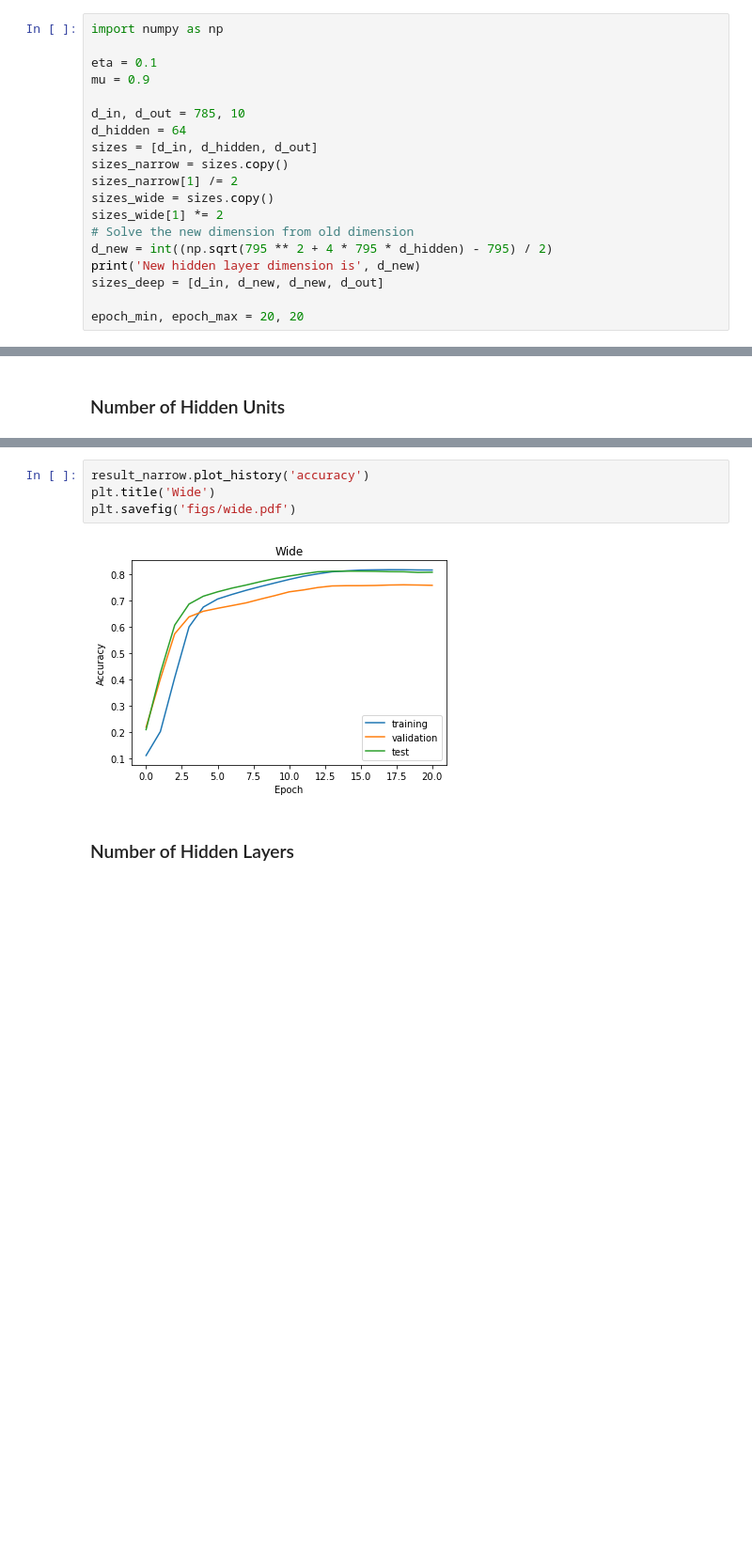
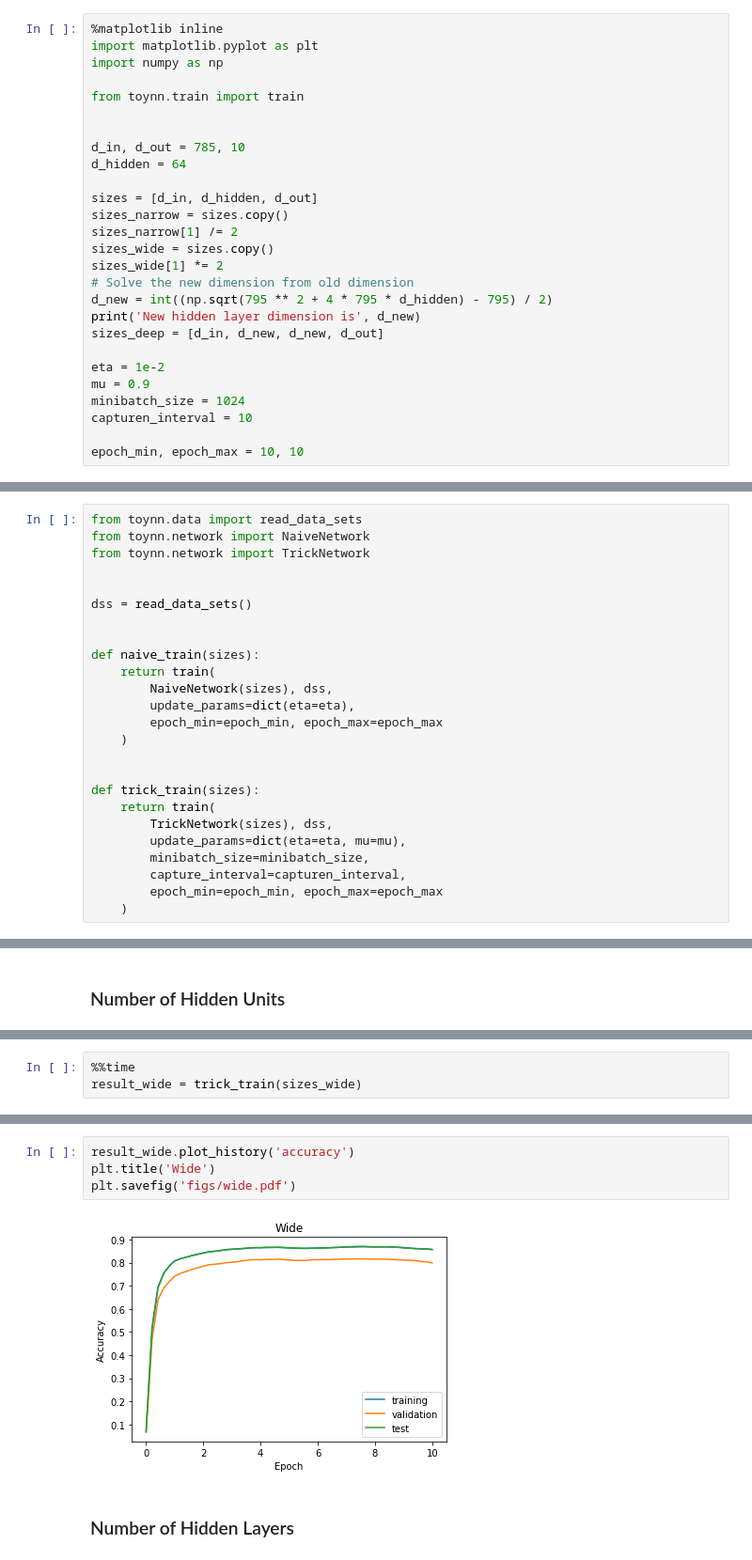
Before and after one commit to qobilidop/CSE-253-PA, a Jupyter notebook: 2/solution.ipynb, the cells around one changed output, grey strips where cells are left out. Shown at 94% size. Drawn from its saved outputs; the diff is of its cells as text; blank space fills up the shorter version.

Commit message:
Use minibatch in training

```diff
--- a/2/solution.ipynb
+++ b/2/solution.ipynb
@@ -3,11 +3,14 @@
 # %%
+%matplotlib inline
+import matplotlib.pyplot as plt
 import numpy as np
 
-eta = 0.1
-mu = 0.9
+from toynn.train import train
+
 
 d_in, d_out = 785, 10
 d_hidden = 64
+
 sizes = [d_in, d_hidden, d_out]
 sizes_narrow = sizes.copy()
 sizes_narrow[1] /= 2
@@ -18,6 +21,11 @@ d_new = int((np.sqrt(795 ** 2 + 4 * 795 * d_hidden) - 795) / 2)
 print('New hidden layer dimension is', d_new)
 sizes_deep = [d_in, d_new, d_new, d_out]
 
-epoch_min, epoch_max = 20, 20
+eta = 1e-2
+mu = 0.9
+minibatch_size = 1024
+capturen_interval = 10
+
+epoch_min, epoch_max = 10, 10
 # %% [output]
 New hidden layer dimension is 59
@@ -28,3 +32,28 @@ dss = read_data_sets()
+# %%
+from toynn.data import read_data_sets
+from toynn.network import NaiveNetwork
+from toynn.network import TrickNetwork
+
+
+dss = read_data_sets()
+
+
+def naive_train(sizes):
+    return train(
+        NaiveNetwork(sizes), dss,
+        update_params=dict(eta=eta),
+        epoch_min=epoch_min, epoch_max=epoch_max
+    )
+
+
+def trick_train(sizes):
+    return train(
+        TrickNetwork(sizes), dss,
+        update_params=dict(eta=eta, mu=mu),
+        minibatch_size=minibatch_size,
+        capture_interval=capturen_interval,
+        epoch_min=epoch_min, epoch_max=epoch_max
+    )
 # %% [markdown]
 ## Classification
 # %% [markdown]
@@ -89,0 +105,3 @@ result_wide = train(
+# %%
+%%time
+result_wide = trick_train(sizes_wide)
@@ -90,8 +111,8 @@ result_wide = train(
 # %%
-result_narrow.plot_history('accuracy')
+result_wide.plot_history('accuracy')
 plt.title('Wide')
 plt.savefig('figs/wide.pdf')
 # %% [output]
-[figure, old version]
+[figure, new version]
 # %% [markdown]
 ### Number of Hidden Layers
```
Also changed, not shown: parts of 16 cells of this notebook, 3 other files.
